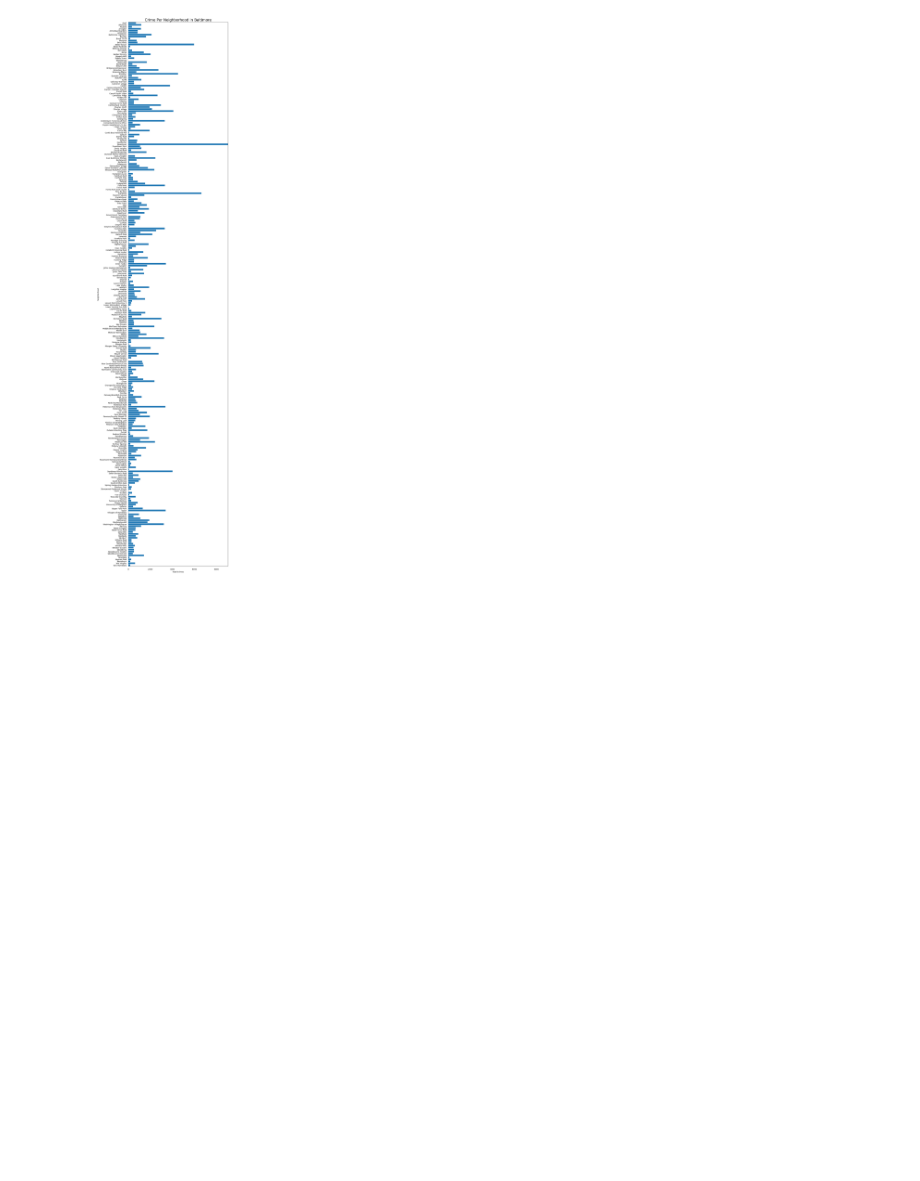
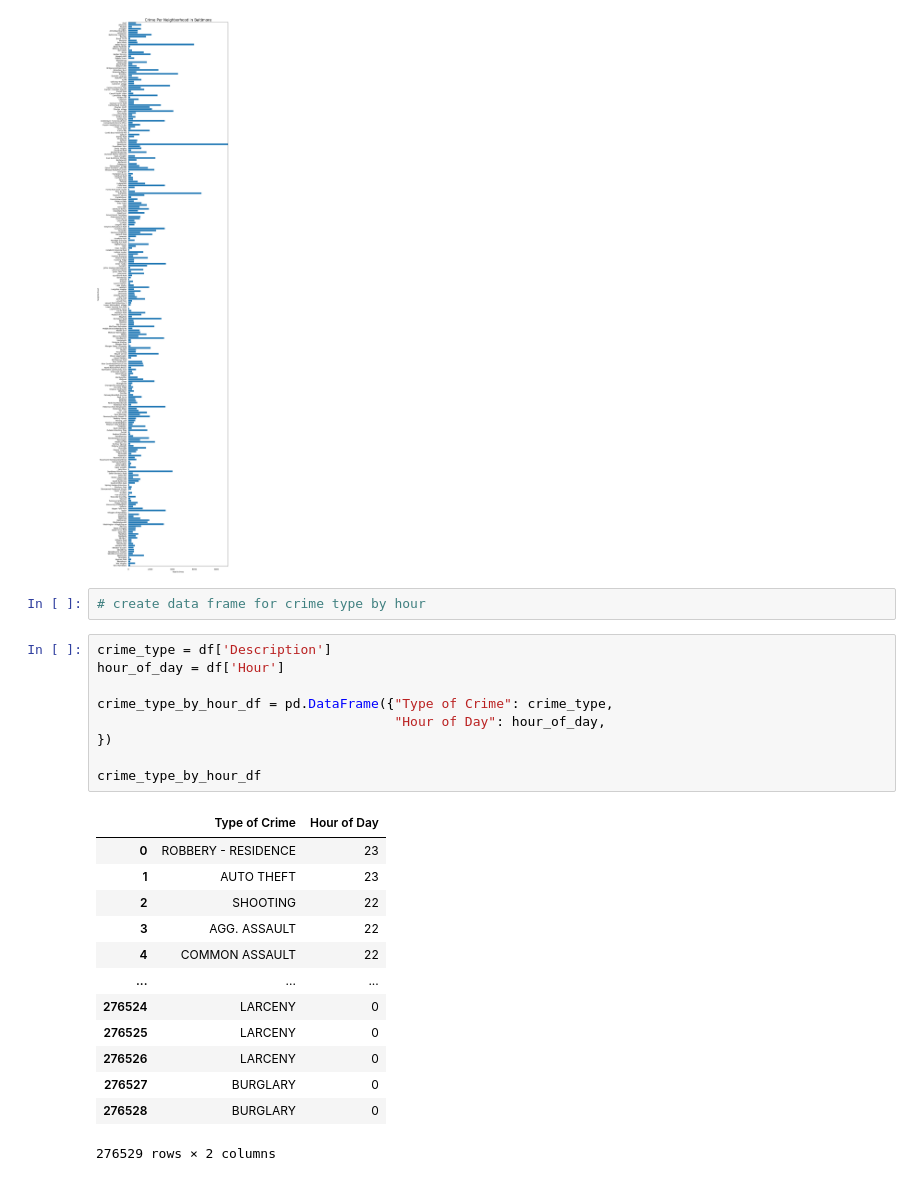
Before and after one commit to johbry17/Crime-in-Baltimore, a Jupyter notebook: graphs.ipynb, the cells around one changed output. Saved outputs shown, nothing was run; the diff lists cells and outputs as text; blank space fills up the shorter version.

```diff
--- a/neighborhoodgraph.ipynb
+++ b/graphs.ipynb
@@ -114,3 +114,28 @@ plt.title('Crime Per Neighborhood In Baltimore', fontsize = 20)
 plt.show()
 # %% [output]
 [figure]
+# %%
+# create data frame for crime type by hour
+# %%
+crime_type = df['Description']
+hour_of_day = df['Hour']
+
+crime_type_by_hour_df = pd.DataFrame({"Type of Crime": crime_type,
+                                      "Hour of Day": hour_of_day,
+})
+
+crime_type_by_hour_df
+# %% [output]
+|  | Type of Crime | Hour of Day |
+| 0 | ROBBERY - RESIDENCE | 23 |
+| 1 | AUTO THEFT | 23 |
+| 2 | SHOOTING | 22 |
+| 3 | AGG. ASSAULT | 22 |
+| 4 | COMMON ASSAULT | 22 |
+| ... | ... | ... |
+| 276524 | LARCENY | 0 |
+| 276525 | LARCENY | 0 |
+| 276526 | LARCENY | 0 |
+| 276527 | BURGLARY | 0 |
+| 276528 | BURGLARY | 0 |
+276529 rows × 2 columns
```
Also changed, not shown: parts of 3 cells of this notebook.
